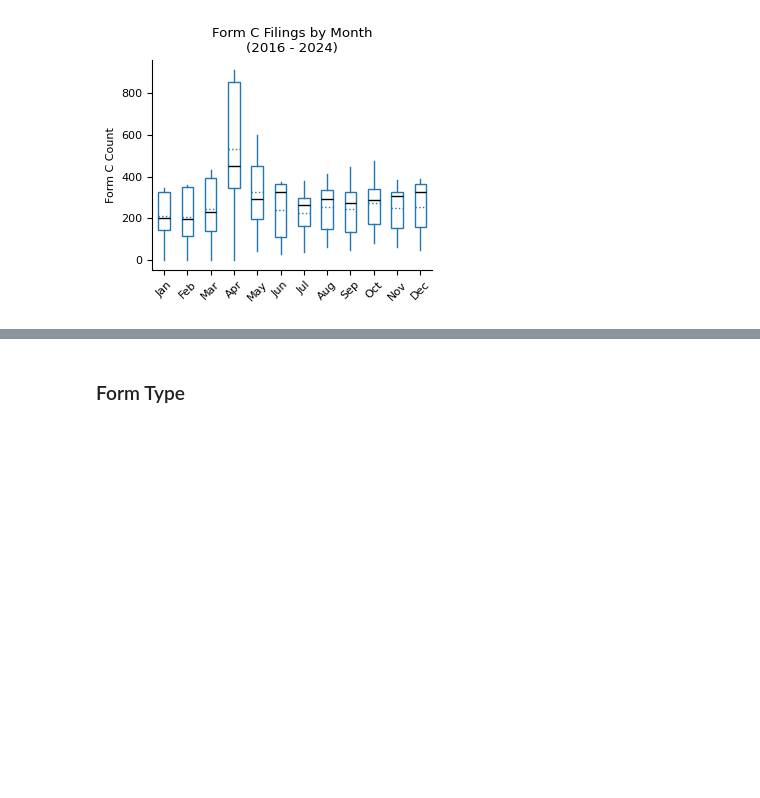
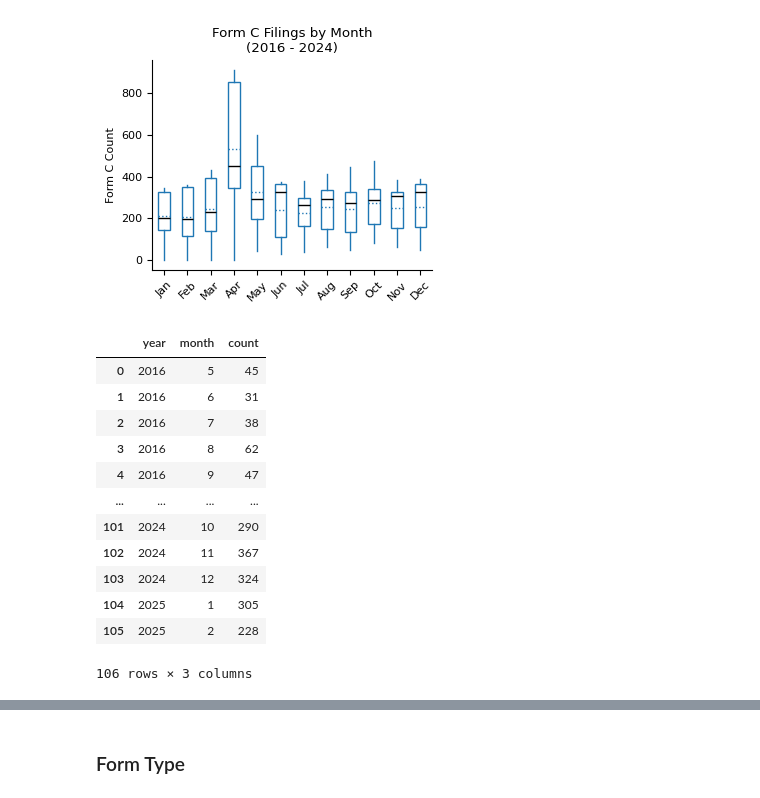
Before and after one commit to SEC-API-io/sec-api-cookbook, a Jupyter notebook: notebooks/form-c/form-c-tutorial-website.ipynb, the cells around one changed output, grey strips where cells are left out. Cells and saved outputs as stored; diff of their text form; code cells hidden in the pictures; blank space fills up the shorter version.

```diff
--- a/notebooks/form-c/form-c-tutorial-website.ipynb
+++ b/notebooks/form-c/form-c-tutorial-website.ipynb
@@ -518,3 +518,25 @@ plt.tight_layout()
 plt.show()
 # %% [output]
 [figure]
+# %%
+years = structured_data["year"].unique()
+counts_per_month = (
+    structured_data[["year", "month", "accessionNo"]].groupby(["year", "month"]).count()
+)
+counts_per_month.reset_index(inplace=True)
+counts_per_month.rename(columns={"accessionNo": "count"}, inplace=True)
+counts_per_month
+# %% [output]
+|  | year | month | count |
+| 0 | 2016 | 5 | 45 |
+| 1 | 2016 | 6 | 31 |
+| 2 | 2016 | 7 | 38 |
+| 3 | 2016 | 8 | 62 |
+| 4 | 2016 | 9 | 47 |
+| ... | ... | ... | ... |
+| 101 | 2024 | 10 | 290 |
+| 102 | 2024 | 11 | 367 |
+| 103 | 2024 | 12 | 324 |
+| 104 | 2025 | 1 | 305 |
+| 105 | 2025 | 2 | 228 |
+106 rows × 3 columns
```
Also changed, not shown: parts of 6 cells of this notebook.
